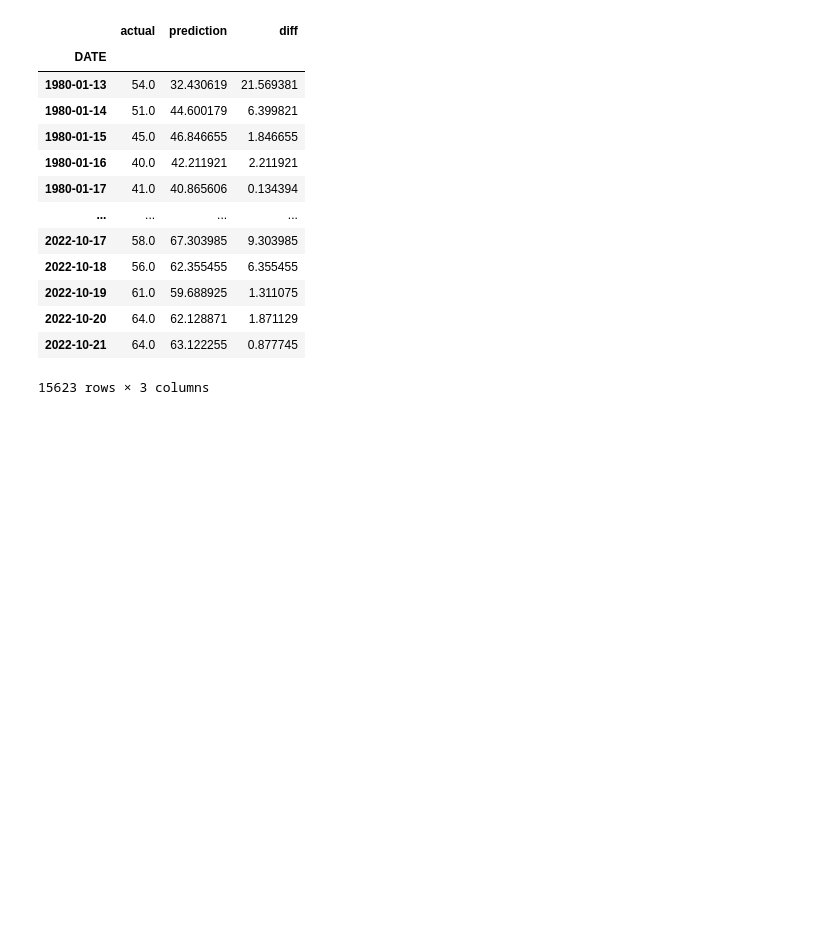
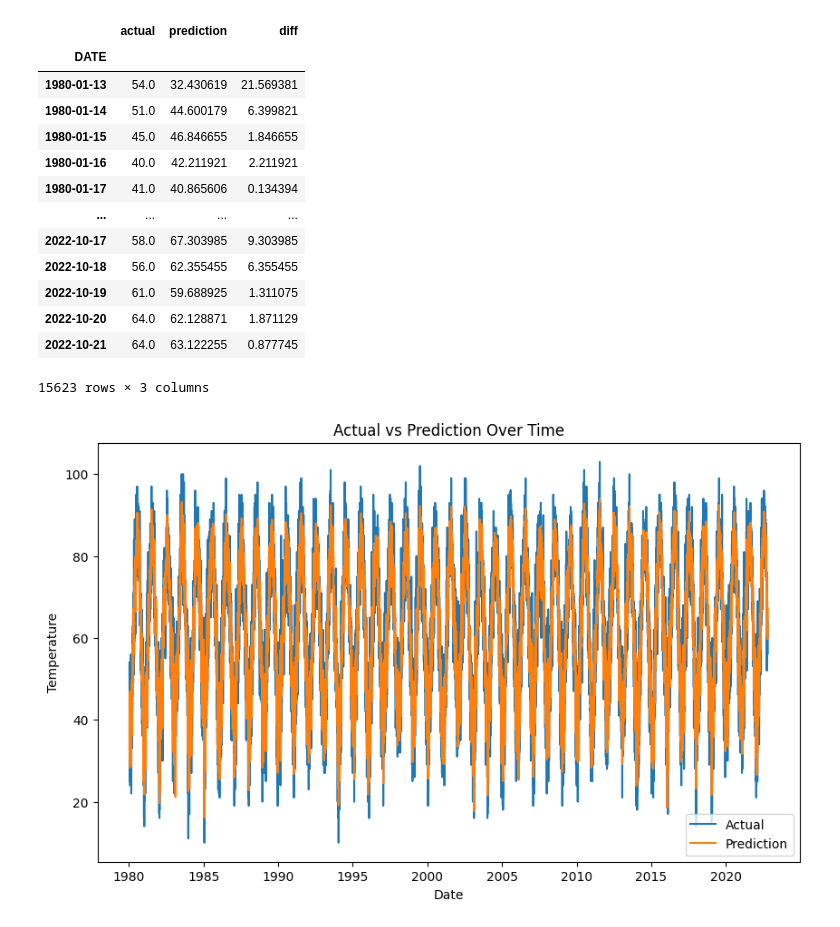
Before and after one commit to SebastianCielma/Weather-Predict, a Jupyter notebook: weatherpredict.ipynb, the cells around one changed output. Saved outputs shown, nothing was run; the diff lists cells and outputs as text; code cells hidden in the pictures; blank space fills up the shorter version.

```diff
--- a/weatherpredict.ipynb
+++ b/weatherpredict.ipynb
@@ -327,3 +327,16 @@ predictions
 | 2022-10-20 | 64.0 | 62.128871 | 1.871129 |
 | 2022-10-21 | 64.0 | 63.122255 | 0.877745 |
 15623 rows × 3 columns
+# %%
+import matplotlib.pyplot as plt
+
+plt.figure(figsize=(10, 6))
+plt.plot(predictions.index, predictions['actual'], label='Actual')
+plt.plot(predictions.index, predictions['prediction'], label='Prediction')
+plt.xlabel('Date')
+plt.ylabel('Temperature')
+plt.title('Actual vs Prediction Over Time')
+plt.legend()
+plt.show()
+# %% [output]
+[figure, added]
```
Also changed, not shown: parts of 7 cells of this notebook.
